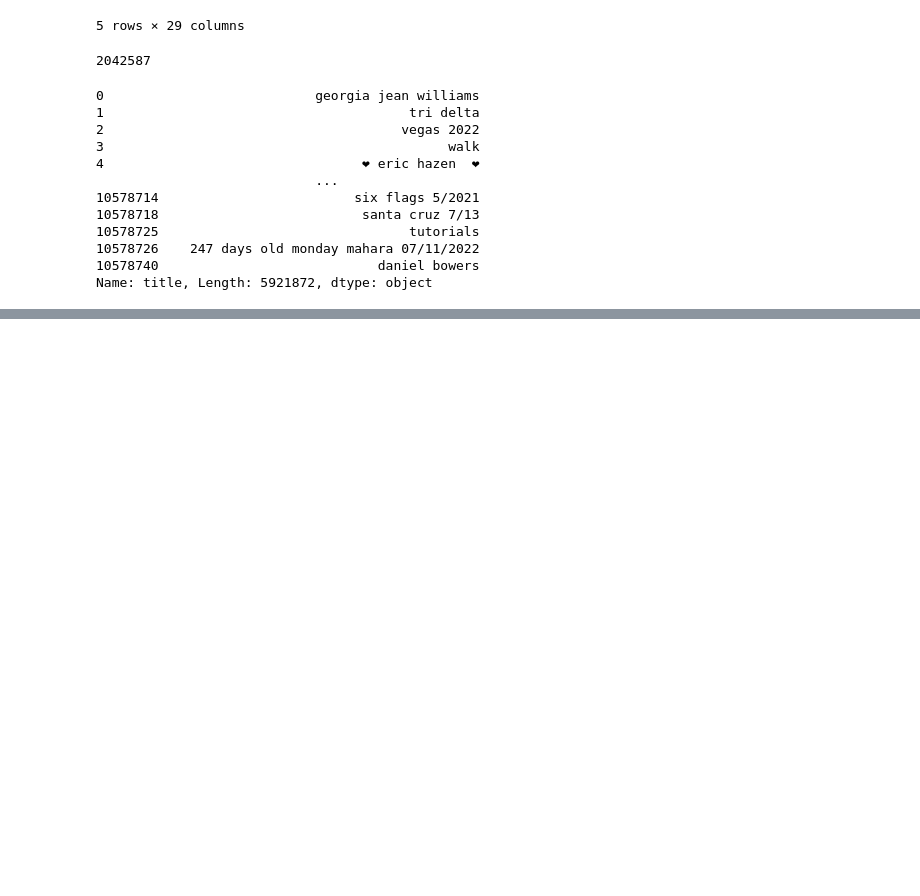
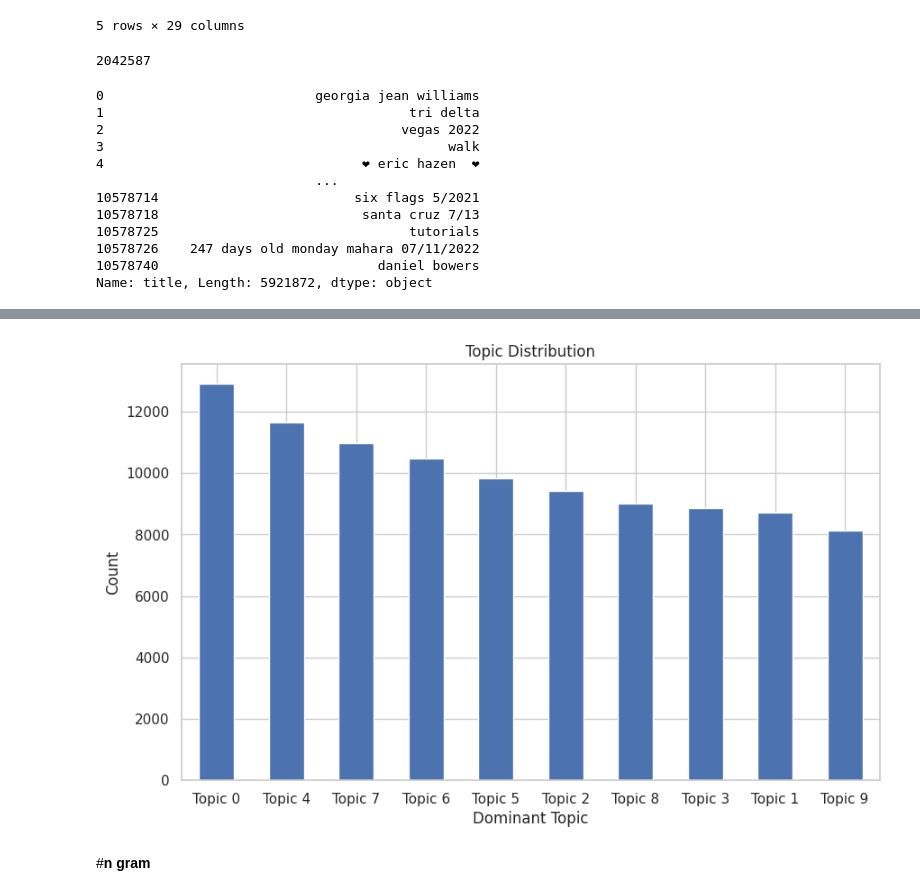
Before and after one commit to bvanitsthian/photocircle_nlp, a Jupyter notebook: circles_visualization.ipynb, the cells around one changed output, grey strips where cells are left out. Cells and saved outputs as stored; diff of their text form; code cells hidden in the pictures; blank space fills up the shorter version.

```diff
--- a/circles_visualization.ipynb
+++ b/circles_visualization.ipynb
@@ -75,0 +116,6 @@ plt.show()
+# %%
+topic_distribution = lda_model.transform(document_term_matrix)
+topic_labels = ['Topic ' + str(i) for i in range(num_topics)]
+topic_counts = pd.DataFrame(topic_distribution, columns=topic_labels)
+topic_counts['Dominant Topic'] = topic_distribution.argmax(axis=1)
+topic_counts['Dominant Topic'] = topic_counts['Dominant Topic'].apply(lambda x: topic_labels[x])
@@ -75,0 +139,12 @@ plt.show()
+# %%
+plt.figure(figsize=(10, 6))
+topic_counts['Dominant Topic'].value_counts().plot(kind='bar')
+plt.xlabel('Dominant Topic')
+plt.ylabel('Count')
+plt.title('Topic Distribution')
+plt.xticks(rotation=0)
+plt.show()
+# %% [output]
+[figure, added]
+# %% [markdown]
+#**n gram**
```
Also changed, not shown: parts of 21 cells of this notebook.
